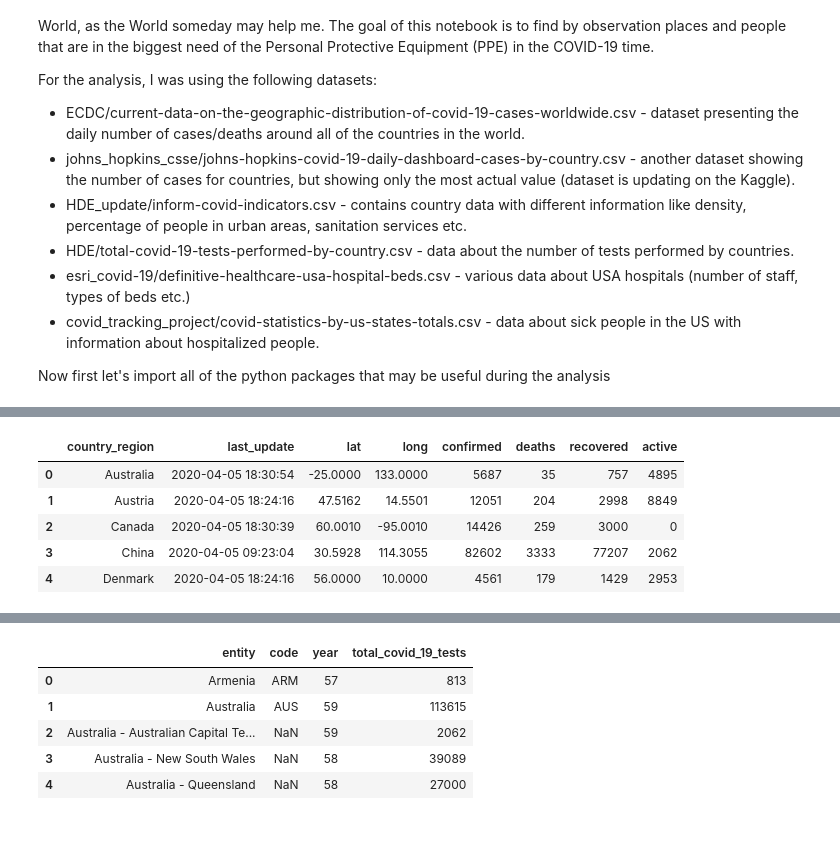
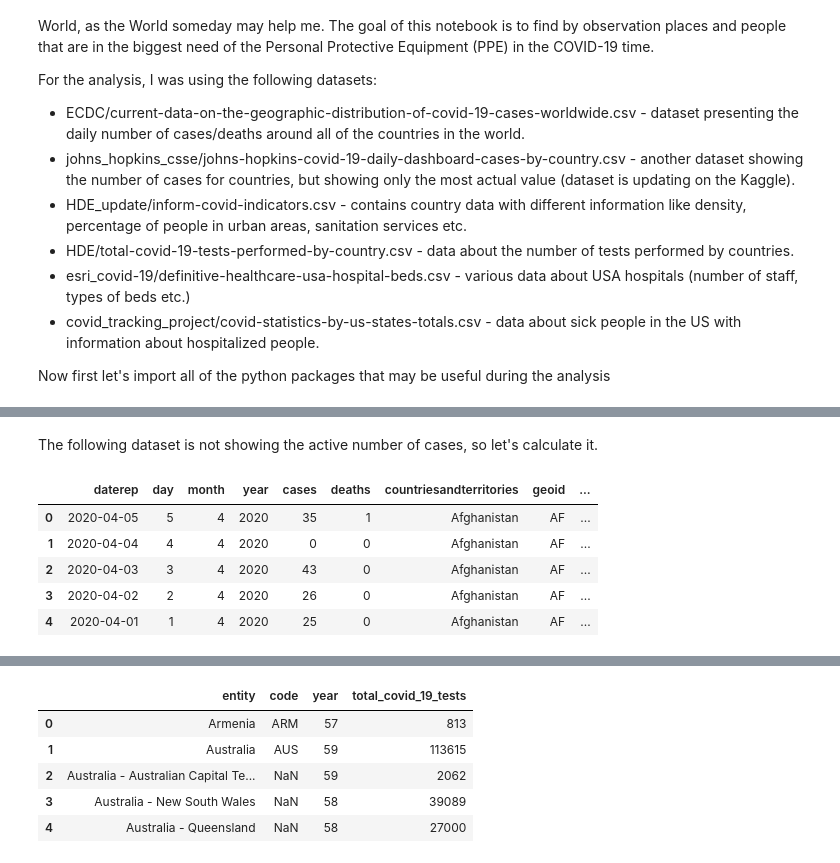
Before and after one commit to WernherVonData/Covid-19-Uncover-Challange, a Jupyter notebook: Be safe - who is in the biggest need of PPE.ipynb, the cells around one changed output, grey strips where cells are left out. Saved outputs shown, nothing was run; the diff lists cells and outputs as text; code cells hidden in the pictures; blank space fills up the shorter version.

```diff
--- a/Be safe - who is in the biggest need of PPE.ipynb
+++ b/Be safe - who is in the biggest need of PPE.ipynb
@@ -45,13 +34,34 @@ ecdc_infections[ecdc_infections['countriesandterritories']=='Uzbekistan']
+# %% [markdown]
+The following dataset is not showing the active number of cases, so let's calculate it.
+# %%
+ecdc_infections["cum_cases"] = 0
+ecdc_infections["cum_deaths"] = 0
+codes = ecdc_infections["geoid"].drop_duplicates().values
+
+for code in codes:
+    infections = ecdc_infections[ecdc_infections["geoid"]==code].sort_values("daterep")["cases"].cumsum()
+    deaths = ecdc_infections[ecdc_infections["geoid"]==code].sort_values("daterep")["deaths"].cumsum()
+    indexes = infections.index
+    inf_index=0
+    for inf in infections:
+        ecdc_infections.loc[indexes[inf_index], "cum_cases"] = inf
+        inf_index+=1
+    death_index=0
+    death_indexes = deaths.index
+    for death in deaths:
+        ecdc_infections.loc[death_indexes[death_index], "cum_deaths"] = death
+        death_index+=1
+ecdc_infections["active_cases"] = ecdc_infections["cum_cases"] - ecdc_infections["cum_deaths"]
+ecdc_infections.head()
+# %% [output]
+|  | daterep | day | month | year | cases | deaths | countriesandterritories | geoid | ... |
+| 0 | 2020-04-05 | 5 | 4 | 2020 | 35 | 1 | Afghanistan | AF | ... |
+| 1 | 2020-04-04 | 4 | 4 | 2020 | 0 | 0 | Afghanistan | AF | ... |
+| 2 | 2020-04-03 | 3 | 4 | 2020 | 43 | 0 | Afghanistan | AF | ... |
+| 3 | 2020-04-02 | 2 | 4 | 2020 | 26 | 0 | Afghanistan | AF | ... |
+| 4 | 2020-04-01 | 1 | 4 | 2020 | 25 | 0 | Afghanistan | AF | ... |
 # %%
 infections = pd.read_csv('kaggle/input/uncover/UNCOVER/johns_hopkins_csse/johns-hopkins-covid-19-daily-dashboard-cases-by-country.csv')
-infections.head()
-# %% [output]
-|  | country_region | last_update | lat | long | confirmed | deaths | recovered | active |
-| 0 | Australia | 2020-04-05 18:30:54 | -25.0000 | 133.0000 | 5687 | 35 | 757 | 4895 |
-| 1 | Austria | 2020-04-05 18:24:16 | 47.5162 | 14.5501 | 12051 | 204 | 2998 | 8849 |
-| 2 | Canada | 2020-04-05 18:30:39 | 60.0010 | -95.0010 | 14426 | 259 | 3000 | 0 |
-| 3 | China | 2020-04-05 09:23:04 | 30.5928 | 114.3055 | 82602 | 3333 | 77207 | 2062 |
-| 4 | Denmark | 2020-04-05 18:24:16 | 56.0000 | 10.0000 | 4561 | 179 | 1429 | 2953 |
 # %%
 country_information = pd.read_csv('kaggle/input/uncover/UNCOVER/HDE_update/inform-covid-indicators.csv')
 country_information["population_living_in_urban_areas"] = country_information["population_living_in_urban_areas"].replace('No data', None)
```
Also changed, not shown: parts of 13 cells of this notebook.
